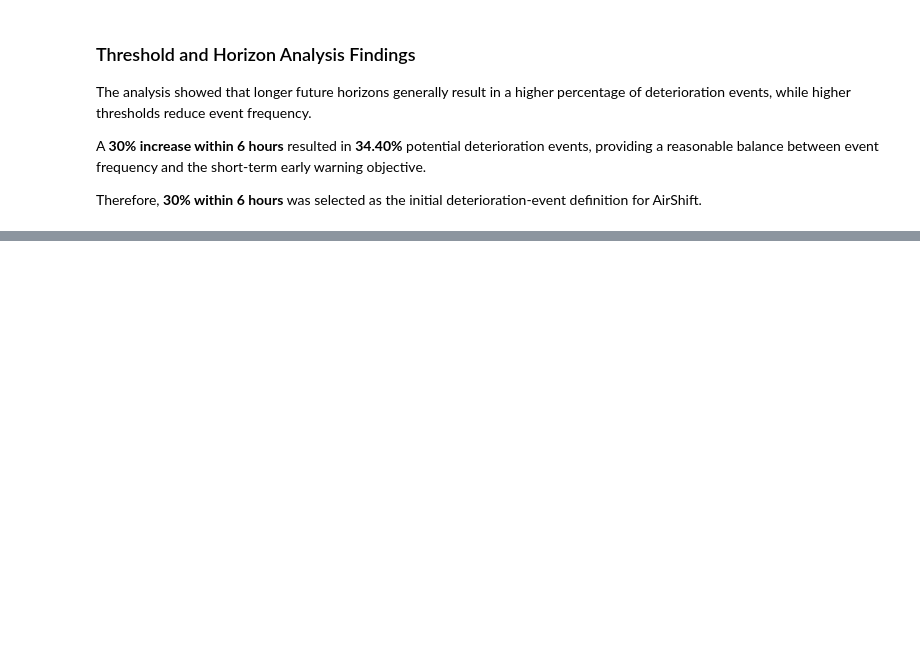
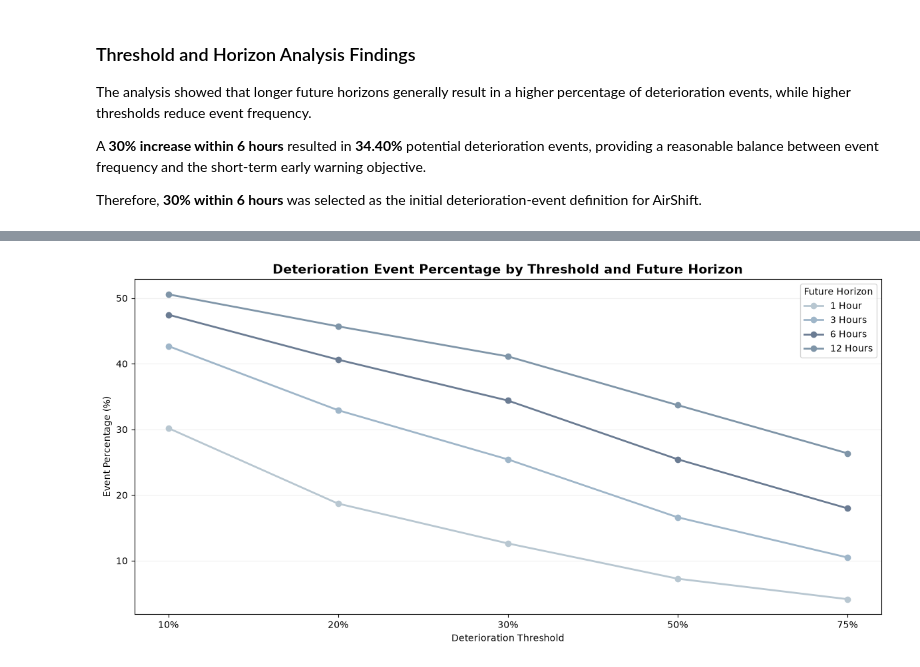
Before and after one commit to saraalwadia/airshift, a Jupyter notebook: notebooks/04_deterioration_event_definition.ipynb, the cells around one changed output, grey strips where cells are left out. Drawn from its saved outputs; the diff is of its cells as text; code cells hidden in the pictures; blank space fills up the shorter version.

Commit message:
deterioration event percentage by threshold and future horizon figure

```diff
--- a/notebooks/04_deterioration_event_definition.ipynb
+++ b/notebooks/04_deterioration_event_definition.ipynb
@@ -330,0 +338,89 @@ Therefore, **30% within 6 hours** was selected as the initial deterioration-even
+# %%
+FIGURES_DIR = Path("../reports/figures/deterioration_event_definition")
+FIGURES_DIR.mkdir(parents=True, exist_ok=True)
+
+# Prepare data for plotting
+plot_data = horizon_results.pivot(
+    index="threshold",
+    columns="horizon_hours",
+    values="event_percentage"
+)
+
+# Convert threshold values to percentage labels
+plot_data.index = [f"{int(value * 100)}%" for value in plot_data.index]
+
+plt.figure(figsize=(12, 6))
+
+plt.plot(
+    plot_data.index,
+    plot_data[1],
+    marker="o",
+    label="1 Hour",
+    color="#B8C7D1",
+    linewidth=2
+)
+
+plt.plot(
+    plot_data.index,
+    plot_data[3],
+    marker="o",
+    label="3 Hours",
+    color="#9FB6C9",
+    linewidth=2
+)
+
+plt.plot(
+    plot_data.index,
+    plot_data[6],
+    marker="o",
+    label="6 Hours",
+    color="#6B7C93",
+    linewidth=2
+)
+
+plt.plot(
+    plot_data.index,
+    plot_data[12],
+    marker="o",
+    label="12 Hours",
+    color="#7F95A8",
+    linewidth=2
+)
+
+plt.title(
+    "Deterioration Event Percentage by Threshold and Future Horizon",
+    fontsize=14,
+    fontweight="bold"
+)
+
+plt.xlabel("Deterioration Threshold")
+plt.ylabel("Event Percentage (%)")
+
+plt.grid(
+    axis="y",
+    alpha=0.2
+)
+
+plt.legend(
+    title="Future Horizon"
+)
+
+plt.tight_layout()
+
+figure_path = (
+    FIGURES_DIR /
+    "figure_05_1_deterioration_threshold_horizon.png"
+)
+
+plt.savefig(
+    figure_path,
+    dpi=300,
+    bbox_inches="tight"
+)
+
+plt.show()
+
+print("Figure saved successfully:")
+print(figure_path.resolve())
+# %% [output]
+[figure, added]
```
Also changed, not shown: parts of 3 cells of this notebook.
